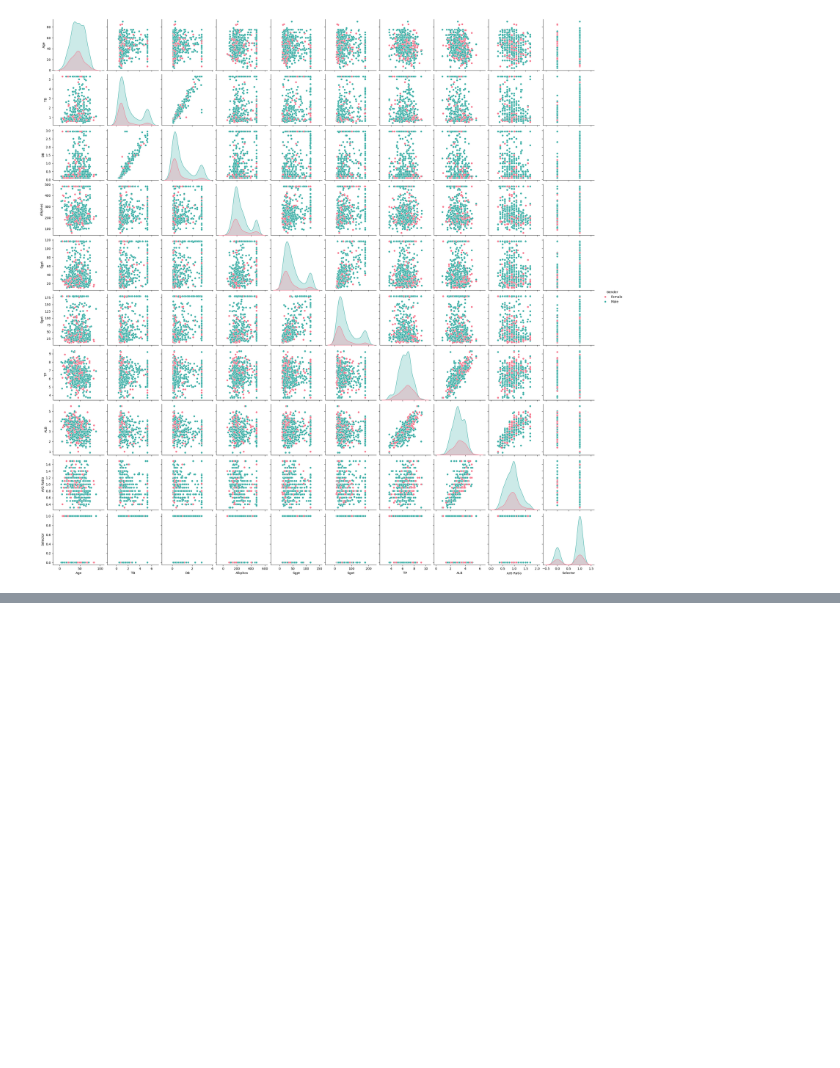
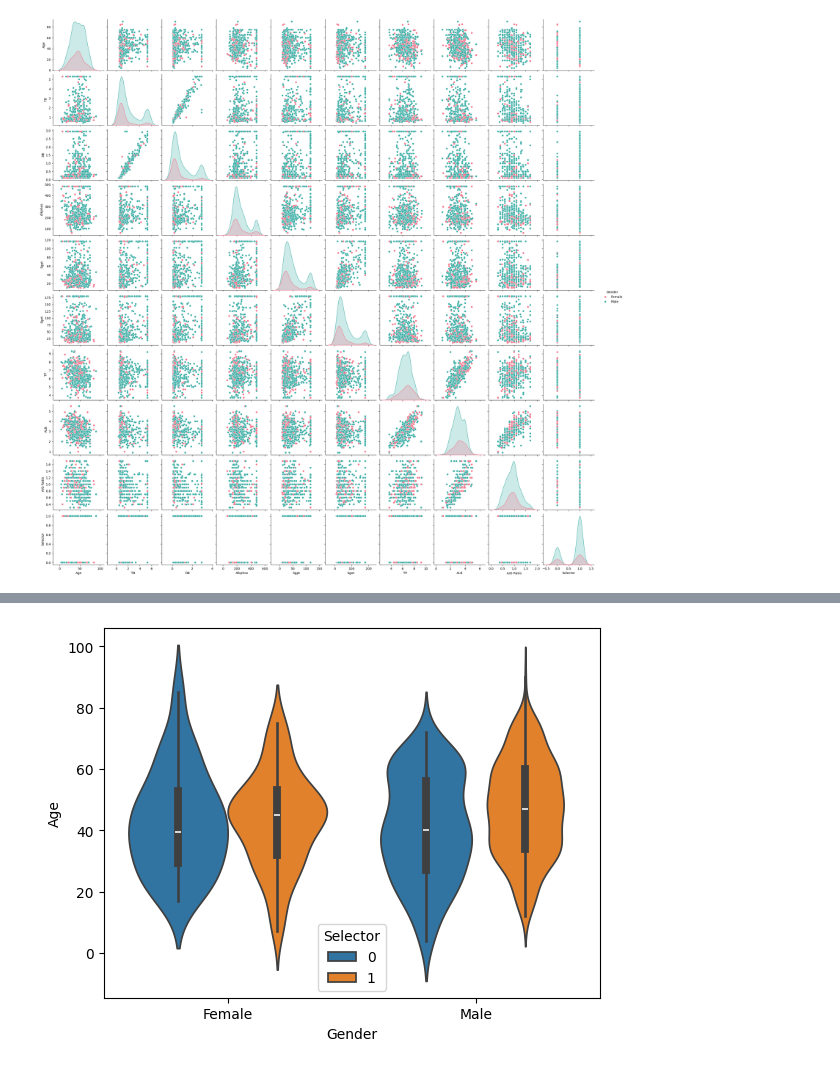
Before and after one commit to Uma761995/machine-Learning-and-Data-Science-Capstone-project, a Jupyter notebook: 3.Univariate and Bivariate Analysis/3.Data Visualisation/Seaborn.ipynb, the cells around one changed output, grey strips where cells are left out. Cells and saved outputs as stored; diff of their text form; code cells hidden in the pictures; blank space fills up the shorter version.

```diff
--- a/3.Univariate and Bivariate Analysis/3.Data Visualisation/Seaborn.ipynb
+++ b/3.Univariate and Bivariate Analysis/3.Data Visualisation/Seaborn.ipynb
@@ -93,0 +120,5 @@ plt.show()
+# %%
+sns.violinplot(x='Gender',y='Age',data=dataset,hue='Selector')
+plt.show()
+# %% [output]
+[figure, added]
```
Also changed, not shown: parts of 10 cells of this notebook, 14 other files.
